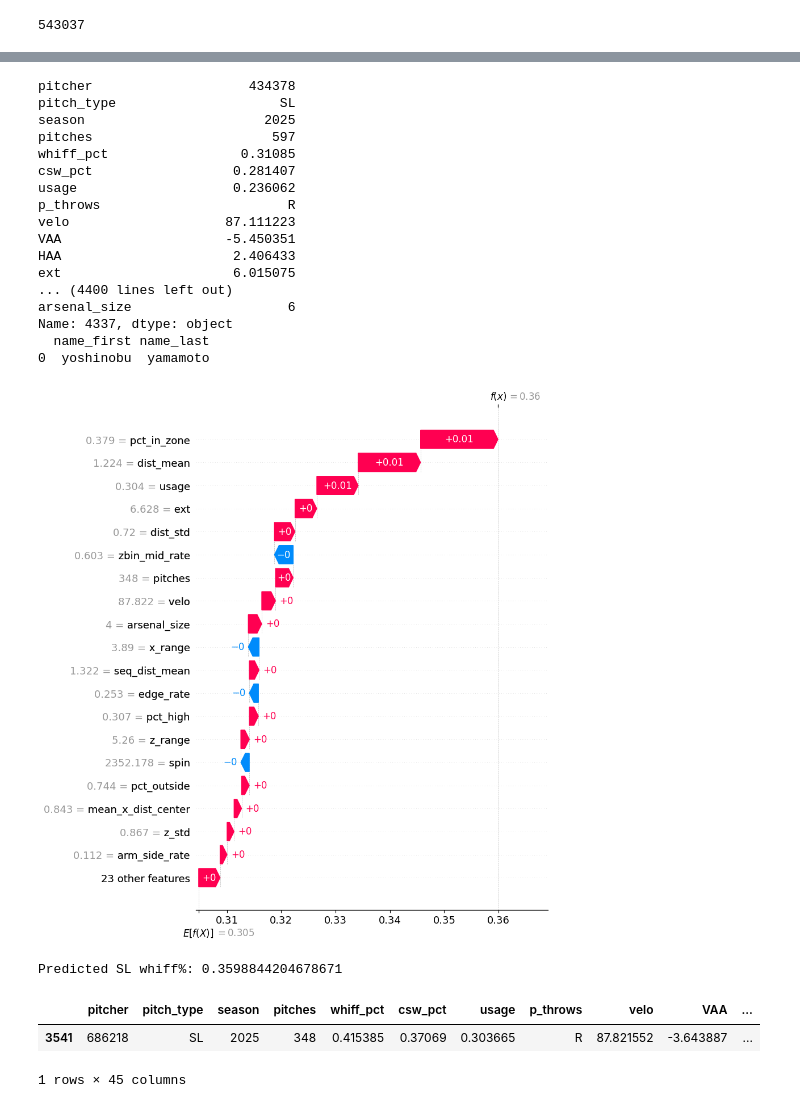
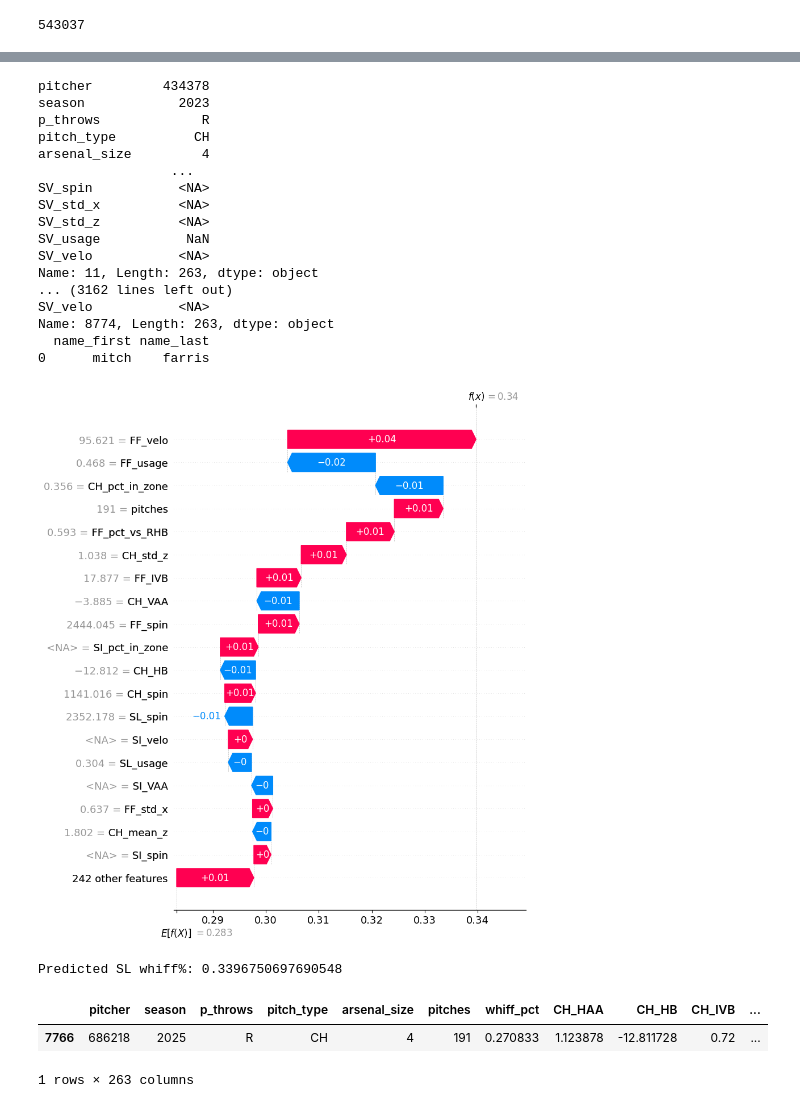
Before and after one commit to mcgillies/PitchArsenalModelling, a Jupyter notebook: src/models/model_test.ipynb, the cells around one changed output, grey strips where cells are left out. Cells and saved outputs as stored; diff of their text form; code cells hidden in the pictures.

```diff
--- a/src/models/model_test.ipynb
+++ b/src/models/model_test.ipynb
@@ -22,7 +22,7 @@ print(DATA_DIR)
 
 print(ROOT)
 
-df = pd.read_parquet(r"../../data/processed_pitches_df_2025-03-30_2025-09-30.parquet")
+df = pd.read_parquet(r"../../data/processed_pitches_df_2023-03-30_2025-09-30.parquet")
 # %% [output]
 /Users/matthewgillies/PitchArsenalModelling/data
 /Users/matthewgillies/PitchArsenalModelling
@@ -76,6 +71,6 @@ df.shape
 # %%
 # filter to FF only for initial analysis
-ff_df = df[df["pitch_type"] == "SL"]
+ff_df = df[df["pitch_type"] == "CH"]
 
 # filter to min 60 pitches thrown
 ff_filtered = ff_df[ff_df['pitches'] > 60]
@@ -477,42 +477,42 @@ for i in range(len(val)):
     print(val.iloc[i])
     print(playerid_reverse_lookup([val['pitcher'].iloc[i]], key_type="mlbam")[['name_first', 'name_last']])
 # %% [output]
-pitcher                    434378
-pitch_type                     SL
-season                       2025
-pitches                       597
-whiff_pct                 0.31085
-csw_pct                  0.281407
-usage                    0.236062
-p_throws                        R
-velo                    87.111223
-VAA                     -5.450351
-HAA                      2.406433
-ext                      6.015075
-... (4400 lines left out)
-arsenal_size                    6
-Name: 4337, dtype: object
+pitcher         434378
+season            2023
+p_throws             R
+pitch_type          CH
+arsenal_size         4
+                 ...
+SV_spin           <NA>
+SV_std_x          <NA>
+SV_std_z          <NA>
+SV_usage           NaN
+SV_velo           <NA>
+Name: 11, Length: 263, dtype: object
+... (3162 lines left out)
+SV_velo           <NA>
+Name: 8774, Length: 263, dtype: object
   name_first name_last
-0  yoshinobu  yamamoto
+0      mitch    farris
 # %%
 model_columns = X_train.columns
 
 out = explain_one_prediction(
     features_df=df,   # your full season-level table
     model=model,
     model_columns=model_columns,
     cat_cols=cat_cols,
     first="Emmet",
     last="Sheehan",
     season=2025,
-    pitch_type="SL"
+    pitch_type="CH"
 )
 
 print("Predicted SL whiff%:", out["prediction"])
 out["raw_row"]
 # %% [output]
-[figure, old version]
+[figure, new version]
-Predicted SL whiff%: 0.3598844204678671
+Predicted SL whiff%: 0.3396750697690548
-|  | pitcher | pitch_type | season | pitches | whiff_pct | csw_pct | usage | p_throws | velo | VAA | ... |
-| 3541 | 686218 | SL | 2025 | 348 | 0.415385 | 0.37069 | 0.303665 | R | 87.821552 | -3.643887 | ... |
+|  | pitcher | season | p_throws | pitch_type | arsenal_size | pitches | whiff_pct | CH_HAA | CH_HB | CH_IVB | ... |
+| 7766 | 686218 | 2025 | R | CH | 4 | 191 | 0.270833 | 1.123878 | -12.811728 | 0.72 | ... |
-1 rows × 45 columns
+1 rows × 263 columns
```
Also changed, not shown: parts of 15 cells of this notebook.
